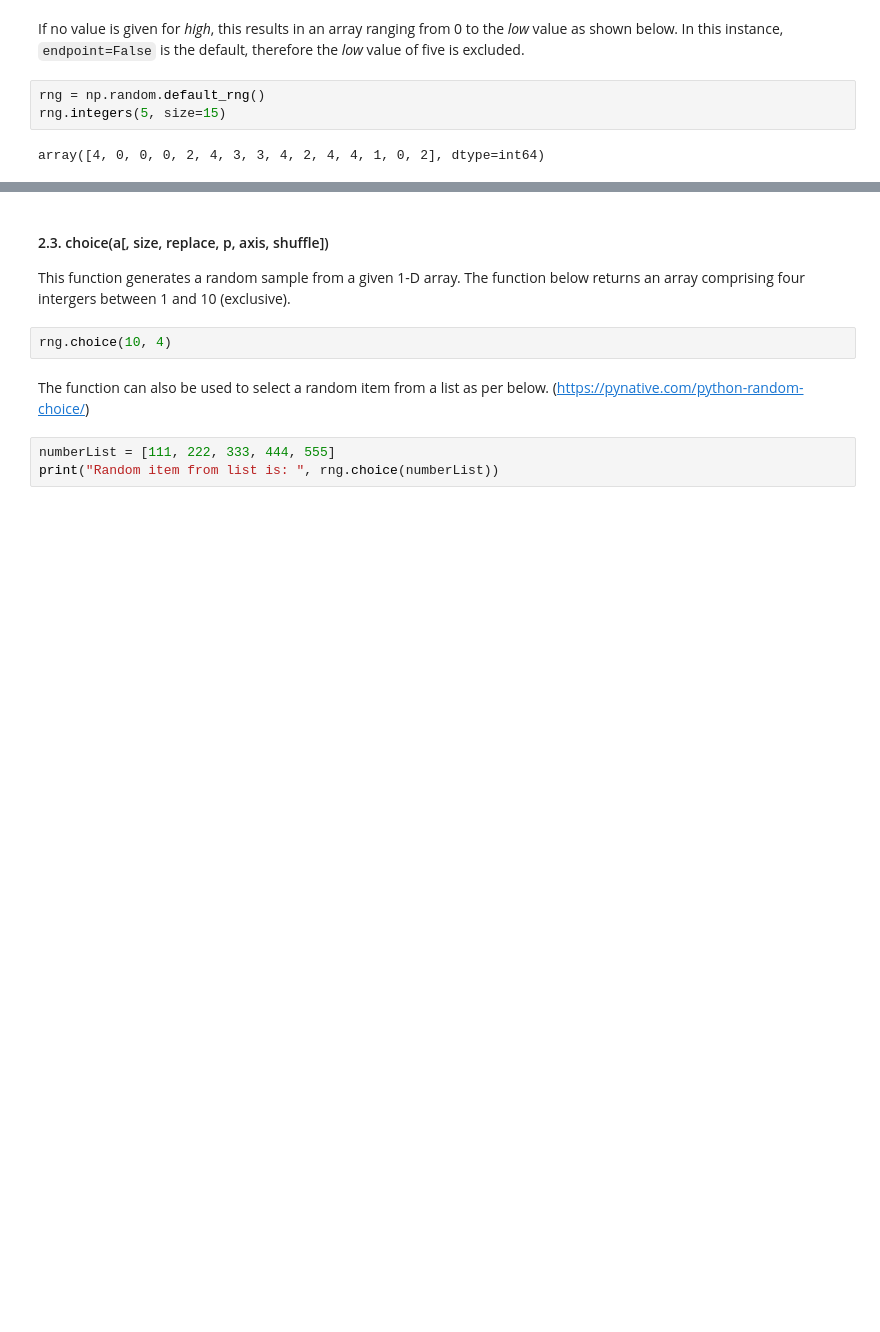
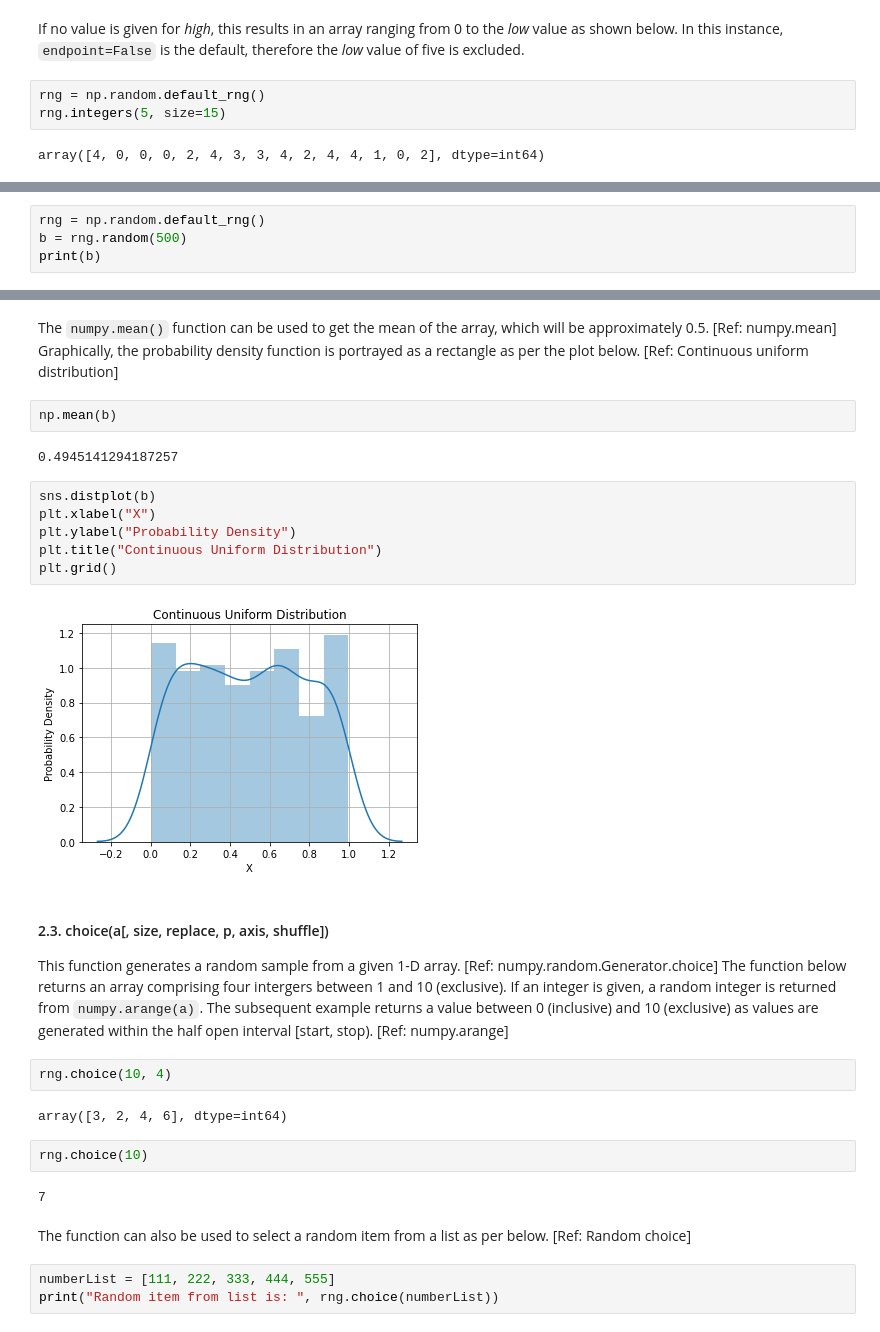
Before and after one commit to GaryLocke91/52465_programming_assignment, a Jupyter notebook: 52465_programming_assignment.ipynb, the cells around one changed output, grey strips where cells are left out. Saved outputs shown, nothing was run; the diff lists cells and outputs as text; blank space fills up the shorter version.

````diff
--- a/52465_programming_assignment.ipynb
+++ b/52465_programming_assignment.ipynb
@@ -97,0 +109,4 @@ rng.random(10)
+# %%
+rng = np.random.default_rng()
+b = rng.random(500)
+print(b)
@@ -98,11 +131,31 @@ rng.random(10)
+# %% [markdown]
+The ```numpy.mean()``` function can be used to get the mean of the array, which will be approximately 0.5. [Ref: numpy.mean] Graphically, the probability density function is portrayed as a rectangle as per the plot below. [Ref: Continuous uniform distribution]
+# %%
+np.mean(b)
+# %% [output]
+0.4945141294187257
+# %%
+sns.distplot(b)
+plt.xlabel("X")
+plt.ylabel("Probability Density")
+plt.title("Continuous Uniform Distribution")
+plt.grid()
+# %% [output]
+[figure, added]
 # %% [markdown]
 #### 2.3. choice(a[, size, replace, p, axis, shuffle])
 
-This function generates a random sample from a given 1-D array. The function below returns an array comprising four intergers between 1 and 10 (exclusive).
+This function generates a random sample from a given 1-D array. [Ref: numpy.random.Generator.choice] The function below returns an array comprising four intergers between 1 and 10 (exclusive). If an integer is given, a random integer is returned from ```numpy.arange(a)```. The subsequent example returns a value between 0 (inclusive) and 10 (exclusive) as values are generated within the half open interval [start, stop). [Ref: numpy.arange]
 # %%
 rng.choice(10, 4)
+# %% [output]
+array([3, 2, 4, 6], dtype=int64)
+# %%
+rng.choice(10)
+# %% [output]
+7
 # %% [markdown]
-The function can also be used to select a random item from a list as per below. (https://pynative.com/python-random-choice/)
+The function can also be used to select a random item from a list as per below. [Ref: Random choice]
 # %%
 numberList = [111, 222, 333, 444, 555]
 print("Random item from list is: ", rng.choice(numberList))
````
Also changed, not shown: parts of 29 cells of this notebook.
